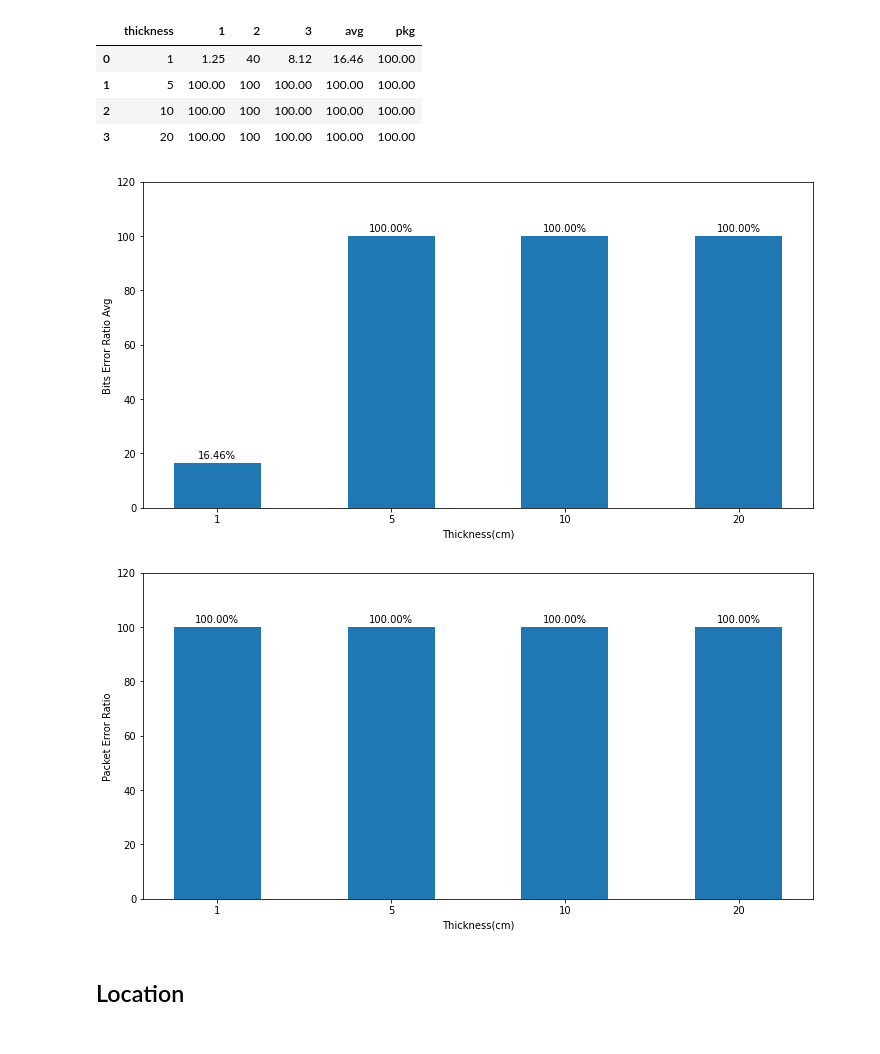
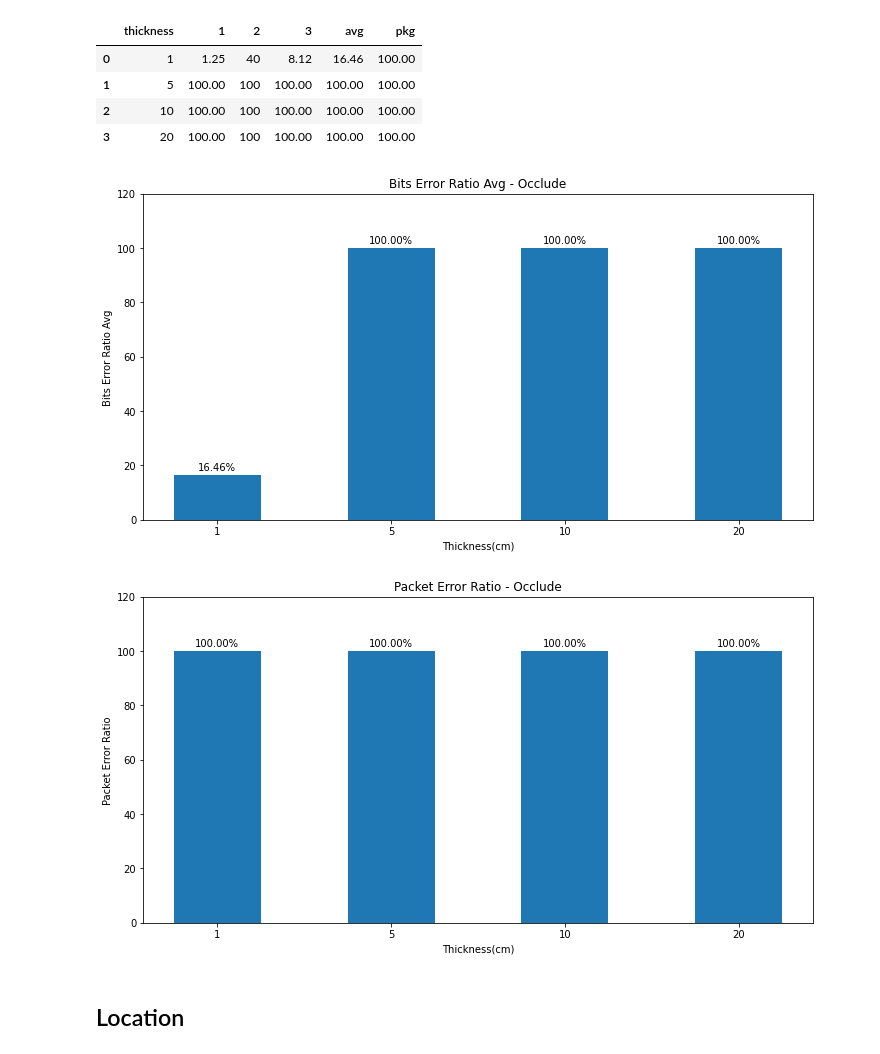
Before and after one commit to jameslahm/iot-project, a Jupyter notebook: data/analy.ipynb, the cells around one changed output. Drawn from its saved outputs; the diff is of its cells as text; code cells hidden in the pictures.

```diff
--- a/data/analy.ipynb
+++ b/data/analy.ipynb
@@ -163,28 +167,30 @@ for rect in rects:
                 xytext=(0, 3),  # 3 points vertical offset
                 textcoords="offset points",
                 ha='center', va='bottom')
+plt.title("Bits Error Ratio Avg - Occlude")
 plt.savefig('message_occlude_bit.png')
 # %% [output]
-[figure, old version]
+[figure, new version]
 # %%
 fig = plt.figure(figsize=(12, 6))
 ax = plt.gca()
 x = np.arange(len(df))
 rects=plt.bar(x, 100-df['pkg'], width=0.5)
 plt.ylabel("Packet Error Ratio")
 plt.ylim(0,120)
 plt.xticks(x,df['thickness'])
 plt.xlabel("Thickness(cm)")
 for rect in rects:
     height = rect.get_height()
     ax.annotate('{:.2f}%'.format(height),
                 xy=(rect.get_x() + rect.get_width() / 2, height),
                 xytext=(0, 3),  # 3 points vertical offset
                 textcoords="offset points",
                 ha='center', va='bottom')
+plt.title("Packet Error Ratio - Occlude")
 plt.savefig('message_occlude_pkg.png')
 # %% [output]
-[figure, old version]
+[figure, new version]
 # %% [markdown]
 ## Location
 # %% [markdown]
```
Also changed, not shown: parts of 19 cells of this notebook, 17 other files.
